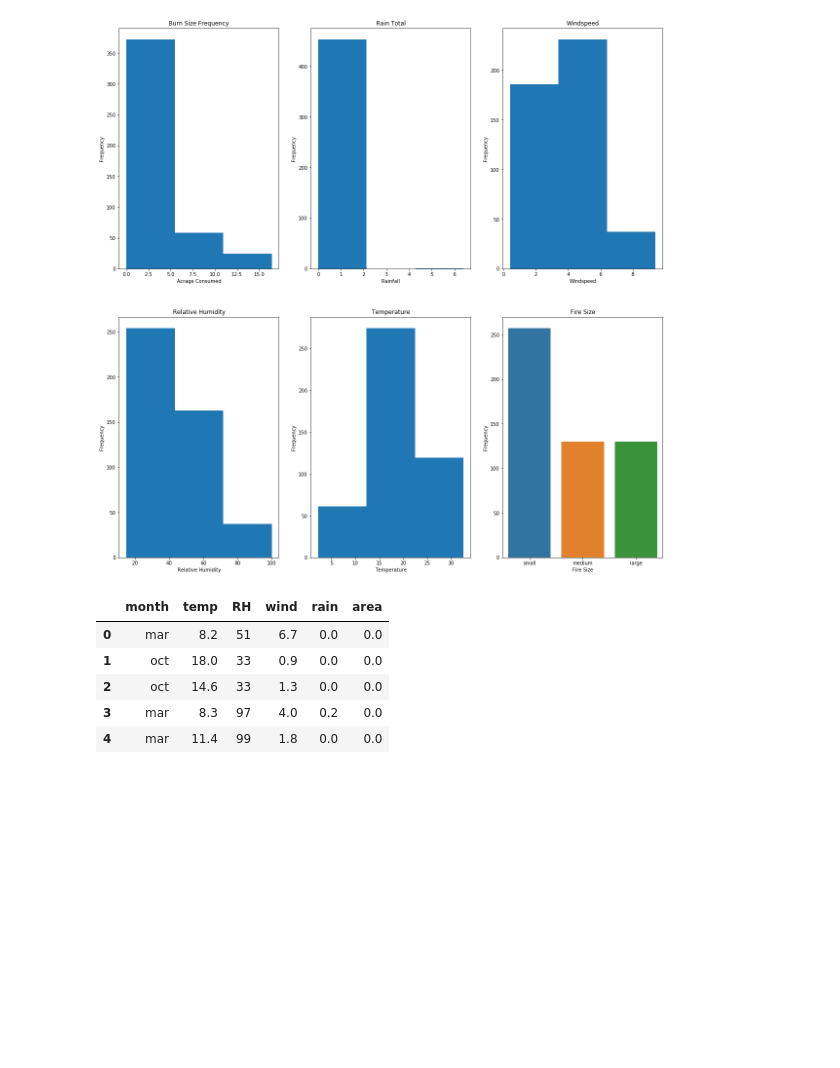
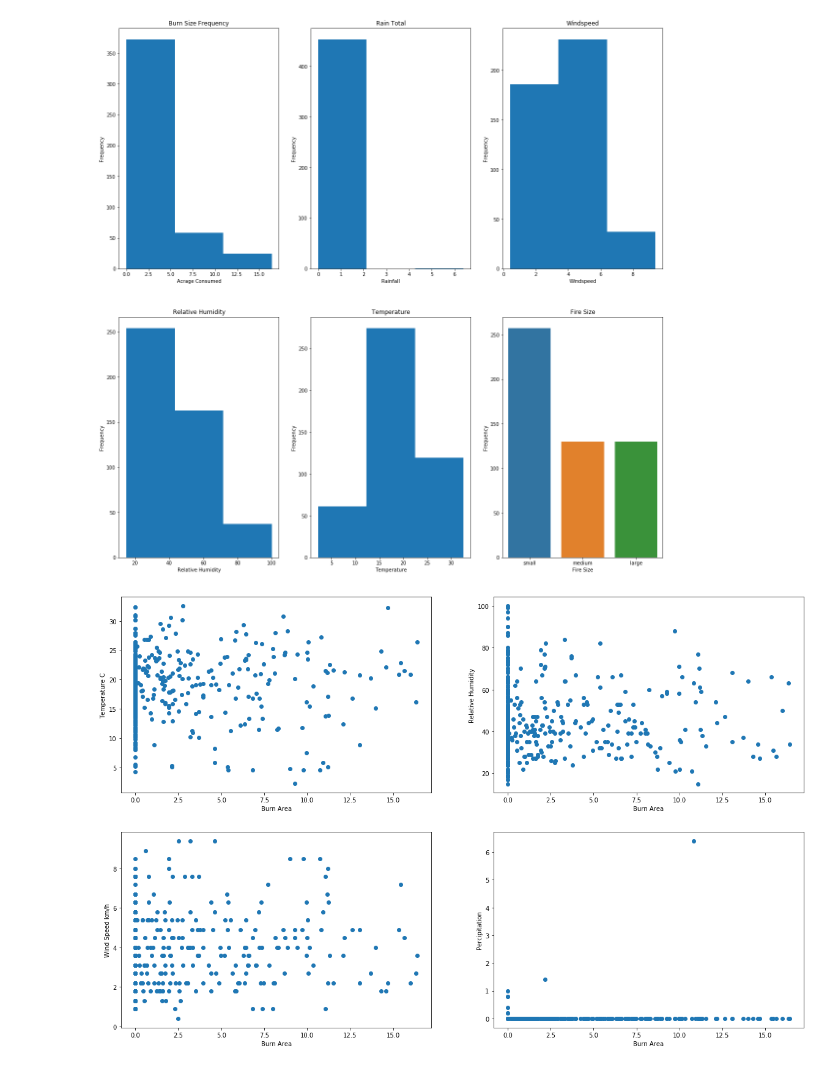
Before and after one commit to johnebehr/thinkful, a Jupyter notebook: capstone1.ipynb, the cells around one changed output. Cells and saved outputs as stored; diff of their text form; code cells hidden in the pictures; blank space fills up the shorter version.

```diff
--- a/capstone1.ipynb
+++ b/capstone1.ipynb
@@ -221,13 +230,30 @@ plt.title('Fire Size')
 plt.show()
 # %% [output]
 [figure]
-# %%
-forest_fires3 = forest_fires2[['month','temp','RH','wind','rain','area']]
-forest_fires3.head()
-# %% [output]
-|  | month | temp | RH | wind | rain | area |
-| 0 | mar | 8.2 | 51 | 6.7 | 0.0 | 0.0 |
-| 1 | oct | 18.0 | 33 | 0.9 | 0.0 | 0.0 |
-| 2 | oct | 14.6 | 33 | 1.3 | 0.0 | 0.0 |
-| 3 | mar | 8.3 | 97 | 4.0 | 0.2 | 0.0 |
-| 4 | mar | 11.4 | 99 | 1.8 | 0.0 | 0.0 |
+# %%
+# Scatter plots to try to visualize relationships
+plt.figure(figsize=(20,20))
+
+plt.subplot(3,2,1)
+plt.scatter(forest_fires2['area'], forest_fires2['temp'])
+plt.xlabel('Burn Area')
+plt.ylabel('Temperature C')
+
+plt.subplot(3,2,2)
+plt.scatter(forest_fires2['area'], forest_fires2['RH'])
+plt.xlabel('Burn Area')
+plt.ylabel('Relative Humidity')
+
+plt.subplot(3,2,3)
+plt.scatter(forest_fires2['area'], forest_fires2['wind'])
+plt.xlabel('Burn Area')
+plt.ylabel('Wind Speed km/h')
+
+plt.subplot(3,2,4)
+plt.scatter(forest_fires2['area'], forest_fires2['rain'])
+plt.xlabel('Burn Area')
+plt.ylabel('Percipitation')
+
+plt.show()
+# %% [output]
+[figure, added]
```
Also changed, not shown: parts of 2 cells of this notebook.
